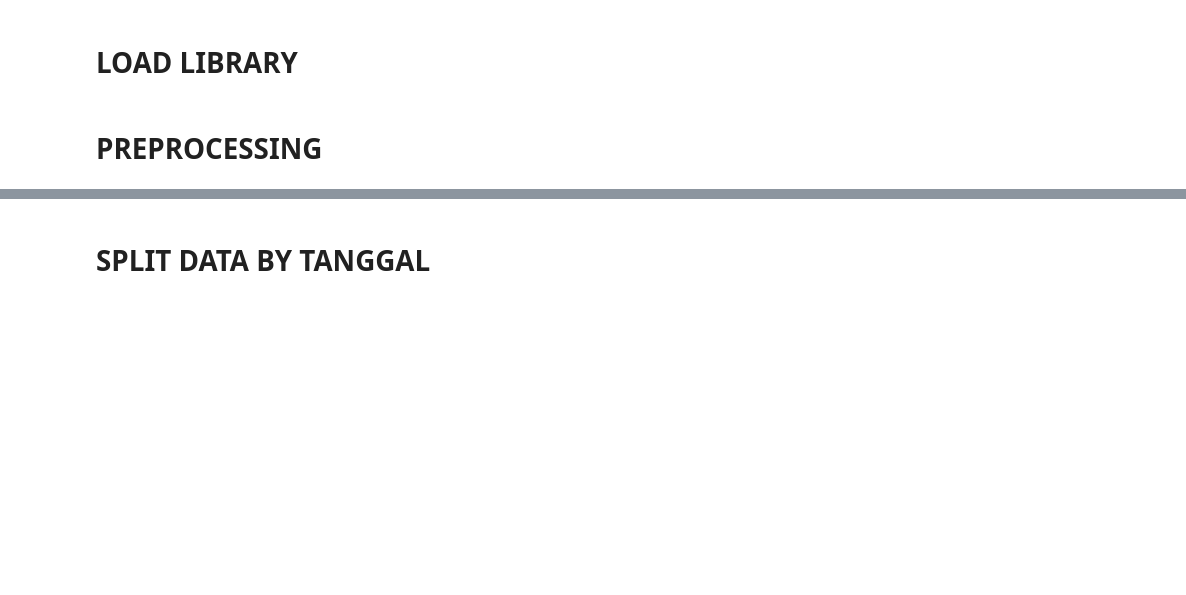
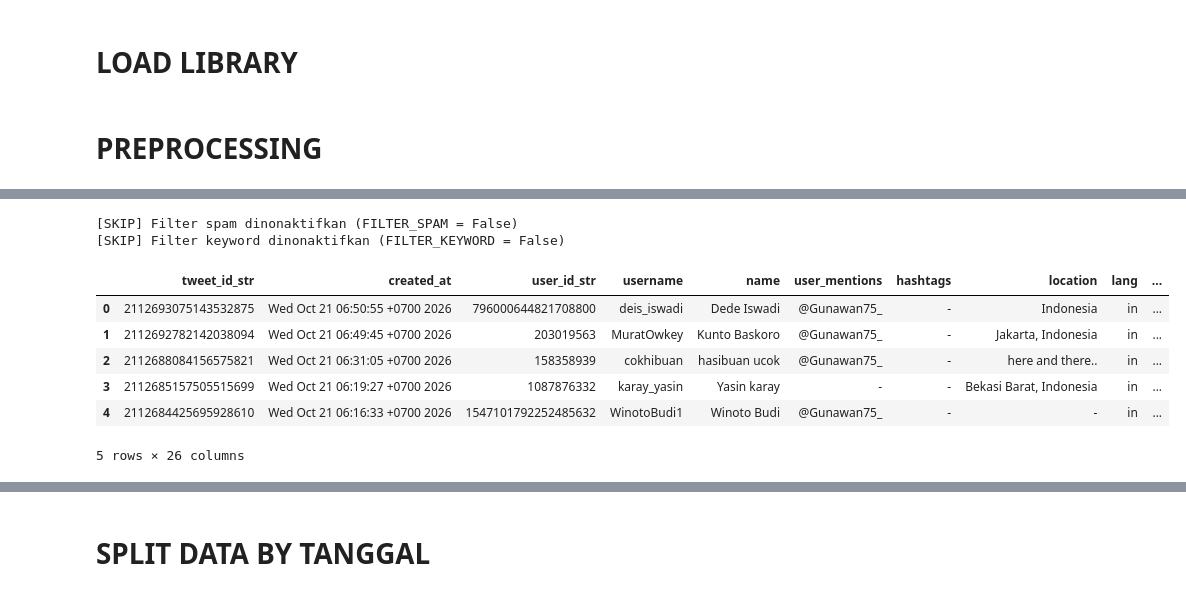
Before and after one commit to whdkelilauw/hxrscraper, a Jupyter notebook: analyze/sentiment/preprocessing.ipynb, the cells around one changed output, grey strips where cells are left out. Cells and saved outputs as stored; diff of their text form; code cells hidden in the pictures; blank space fills up the shorter version.

```diff
--- a/analyze/sentiment/preprocessing.ipynb
+++ b/analyze/sentiment/preprocessing.ipynb
@@ -332,15 +378,18 @@ def is_spam(text_normalize, text_casefold):
         count += 1
     return count >= 3
 
-before_spam = len(df)
-spam_mask = df.apply(lambda r: is_spam(r['normalize'], r['case_folding']), axis=1)
+if FILTER_SPAM:
+    before_spam = len(df)
+    spam_mask = df.apply(lambda r: is_spam(r['normalize'], r['case_folding']), axis=1)
 
-df_spam = df[spam_mask][['full_text']].reset_index(drop=True)
-df_spam.to_csv(f"{output_folder}/{project_name}_spam_removed.csv", index=False)
-print(f"[OK] Spam tersimpan → {output_folder}/{project_name}_spam_removed.csv ({len(df_spam)} {data_label.lower()}s)")
+    df_spam = df[spam_mask][['full_text']].reset_index(drop=True)
+    df_spam.to_csv(f"{output_folder}/{project_name}_spam_removed.csv", index=False)
+    print(f"[OK] Spam tersimpan → {output_folder}/{project_name}_spam_removed.csv ({len(df_spam)} {data_label.lower()}s)")
 
-df = df[~spam_mask].reset_index(drop=True)
-print(f"Filter spam/iklan: {before_spam} → {len(df)} ({before_spam - len(df)} removed)")
+    df = df[~spam_mask].reset_index(drop=True)
+    print(f"Filter spam/iklan: {before_spam} → {len(df)} ({before_spam - len(df)} removed)")
+else:
+    print("[SKIP] Filter spam dinonaktifkan (FILTER_SPAM = False)")
 
 # CLEANSING
 def cleansing(tweet):
@@ -358,42 +407,55 @@ def cleansing(tweet):
       "\U0001F300-\U0001F5FF"
       "\U0001F680-\U0001F6FF"
       "\U0001F1E0-\U0001F1FF"
       "\U00002702-\U000027B0"
       "\U000024C2-\U0001F251"
       "]+", flags=re.UNICODE)
   tweet = emoji_pattern.sub(r'', tweet)
   tweet = re.sub(r'[^\w\s]', ' ', tweet)
   tweet = re.sub(r'&amp;|&', ' ', tweet)
   tweet = re.sub(r'amp[\s]+', ' ', tweet)
   tweet = re.sub(r'\s+', ' ', tweet).strip()
   return tweet
 
 df['cleansing'] = df['normalize'].apply(cleansing)
 
 df = df[df['cleansing'].notna() & (df['cleansing'].str.strip() != "-") & (df['cleansing'].str.strip() != "")]
 
 # === FILTER KEYWORD CRAWLING ===
 CRAWL_KEYWORDS = [
     "jampidsus", "febrie", 'febri', "adriansyah", "prabowo",
     "asabri", "krakatau steel", "don ritto", "don reton",
     "deponering", "pinangki", "kortastipidkor", "hotman", "paris",
     "boyamin", "maki", "nadiem", "makarim",
     "lhkpn", "mahfud", "panja"
 ]
 
-before_kw = len(df)
-keyword_mask = df['cleansing'].apply(
-    lambda x: any(kw in x for kw in CRAWL_KEYWORDS)
-)
+if FILTER_KEYWORD:
+    before_kw = len(df)
+    keyword_mask = df['cleansing'].apply(
+        lambda x: any(kw in x for kw in CRAWL_KEYWORDS)
+    )
 
-df_no_keyword = df[~keyword_mask][['full_text']].reset_index(drop=True)
-df_no_keyword.to_csv(f"{output_folder}/{project_name}_no_keyword_removed.csv", index=False)
-print(f"[OK] No-keyword tersimpan → {output_folder}/{project_name}_no_keyword_removed.csv ({len(df_no_keyword)} {data_label.lower()}s)")
+    df_no_keyword = df[~keyword_mask][['full_text']].reset_index(drop=True)
+    df_no_keyword.to_csv(f"{output_folder}/{project_name}_no_keyword_removed.csv", index=False)
+    print(f"[OK] No-keyword tersimpan → {output_folder}/{project_name}_no_keyword_removed.csv ({len(df_no_keyword)} {data_label.lower()}s)")
 
-df = df[keyword_mask].reset_index(drop=True)
-print(f"Filter keyword: {before_kw} → {len(df)} ({before_kw - len(df)} removed)")
+    df = df[keyword_mask].reset_index(drop=True)
+    print(f"Filter keyword: {before_kw} → {len(df)} ({before_kw - len(df)} removed)")
+else:
+    print("[SKIP] Filter keyword dinonaktifkan (FILTER_KEYWORD = False)")
 
 df.head(5)
+# %% [output]
+[SKIP] Filter spam dinonaktifkan (FILTER_SPAM = False)
+[SKIP] Filter keyword dinonaktifkan (FILTER_KEYWORD = False)
+|  | tweet_id_str | created_at | user_id_str | username | name | user_mentions | hashtags | location | lang | ... |
+| 0 | 2112693075143532875 | Wed Oct 21 06:50:55 +0700 2026 | 796000644821708800 | deis_iswadi | Dede Iswadi | @Gunawan75_ | - | Indonesia | in | ... |
+| 1 | 2112692782142038094 | Wed Oct 21 06:49:45 +0700 2026 | 203019563 | MuratOwkey | Kunto Baskoro | @Gunawan75_ | - | Jakarta, Indonesia | in | ... |
+| 2 | 2112688084156575821 | Wed Oct 21 06:31:05 +0700 2026 | 158358939 | cokhibuan | hasibuan ucok | @Gunawan75_ | - | here and there.. | in | ... |
+| 3 | 2112685157505515699 | Wed Oct 21 06:19:27 +0700 2026 | 1087876332 | karay_yasin | Yasin karay | - | - | Bekasi Barat, Indonesia | in | ... |
+| 4 | 2112684425695928610 | Wed Oct 21 06:16:33 +0700 2026 | 1547101792252485632 | WinotoBudi1 | Winoto Budi | @Gunawan75_ | - | - | in | ... |
+5 rows × 26 columns
 # %%
 # TOKENIZE
 def tokenize(text):
```
Also changed, not shown: parts of 8 cells of this notebook, 12 other files.
